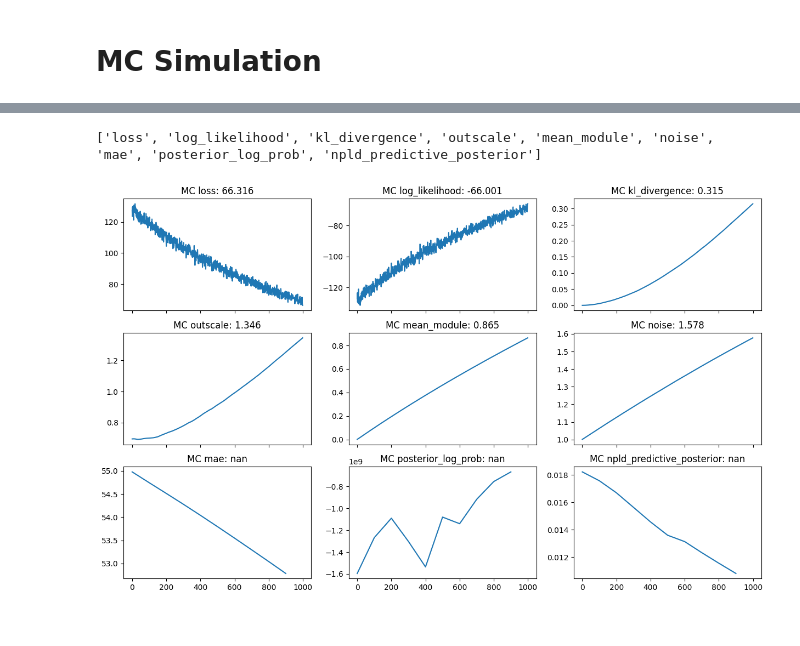
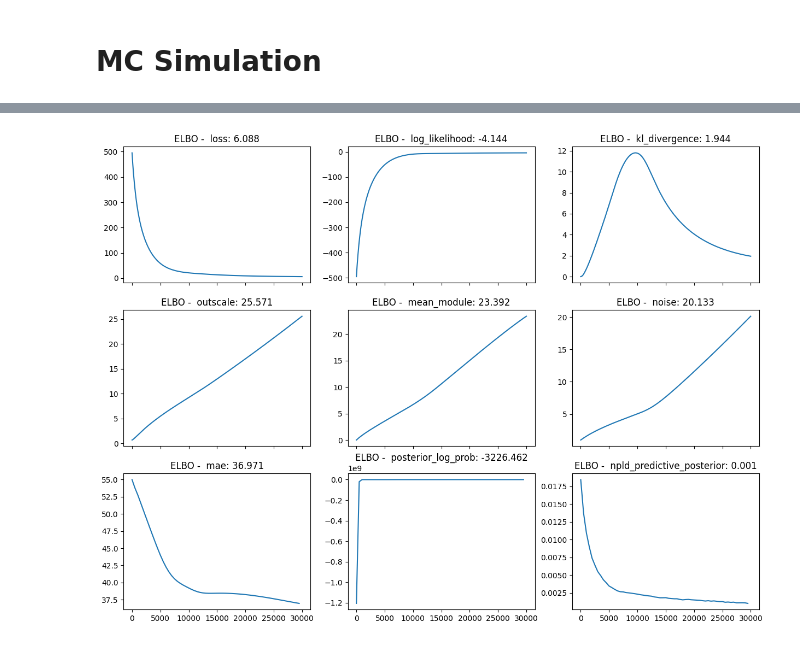
Before and after one commit to AndreaKarlova/censored_regressors, a Jupyter notebook: notebooks/VI_for_censored_regressor_2D.ipynb, the cells around one changed output, grey strips where cells are left out. Cells and saved outputs as stored; diff of their text form; code cells hidden in the pictures.

```diff
--- a/notebooks/VI_for_censored_regressor_2D.ipynb
+++ b/notebooks/VI_for_censored_regressor_2D.ipynb
@@ -359,7 +420,7 @@ def branin_hoo(x):
     else:
         return v
 # %%
-MAX_VALUE= 10.0
+MAX_VALUE= 50.0
 
 def oracle(x, output_noise=0.0):
     r = branin_hoo(x)
@@ -426,7 +487,7 @@ class GPModel(ApproximateGP):
 model = GPModel(inducing_points=x[:,:])
 
 # ELBO Likelihood
-likelihood = CensoredGaussianLikelihood(low=-1000., high=MAX_VALUE)
+likelihood = CensoredGaussianLikelihoodAnalytic(low=-1000., high=MAX_VALUE)
 
 if torch.cuda.is_available():
     model = model.cuda()
@@ -456,5 +495,5 @@ covar_module.base_kernel.lengthscale (1, 1)
 # %%
-num_epochs = 1000
+num_epochs = 30_000
 pbar = tqdm.tqdm(range(num_epochs), position=0, leave=True)
 
 model.train()
@@ -486,7 +525,7 @@ for iter in pbar:
         'noise': likelihood.noise.noise.item()
         }
 
-    if iter%100==0:
+    if iter%500==0:
       for key, val in params_log[iter].items():
         print(key, val)
 
@@ -573,18 +627,17 @@ noise 1.5257114171981812
 # %%
+method = 'ELBO'
 params_mc_benchmark = pd.DataFrame(params_log).T
 metrics_mc_benchmark = pd.DataFrame(metrics).T
 mc_benchmark_eval = pd.concat([params_mc_benchmark, metrics_mc_benchmark], axis=1)
 cols = mc_benchmark_eval.columns.to_list()
 cols.remove('log_prior')
 cols.remove('npld_posterior')
-print(cols)
 
-fig, ax = plt.subplots(3,3, figsize=(15,9), sharex=True)
+fig, ax = plt.subplots(3,3, figsize=(15,11), sharex=True)
 for col_, ax_ in zip(cols, ax.flatten()):
-  mc_benchmark_eval[col_].dropna().astype('float').plot(title='MC %s: %.3f'%(col_,  mc_benchmark_eval[col_].tail(1).values[0]), ax=ax_)
+  mc_benchmark_eval[col_].dropna().astype('float').plot(title='%s -  %s: %.3f'%(method, col_,  mc_benchmark_eval[col_].dropna().astype('float').tail(1).values[0]), ax=ax_)
 # %% [output]
-['loss', 'log_likelihood', 'kl_divergence', 'outscale', 'mean_module', 'noise', 'mae', 'posterior_log_prob', 'npld_predictive_posterior']
-[figure, old version]
+[figure, new version]
 # %%
 print_module(likelihood)
 print_module(model)
```
Also changed, not shown: parts of 6 cells of this notebook, 1 other file.
